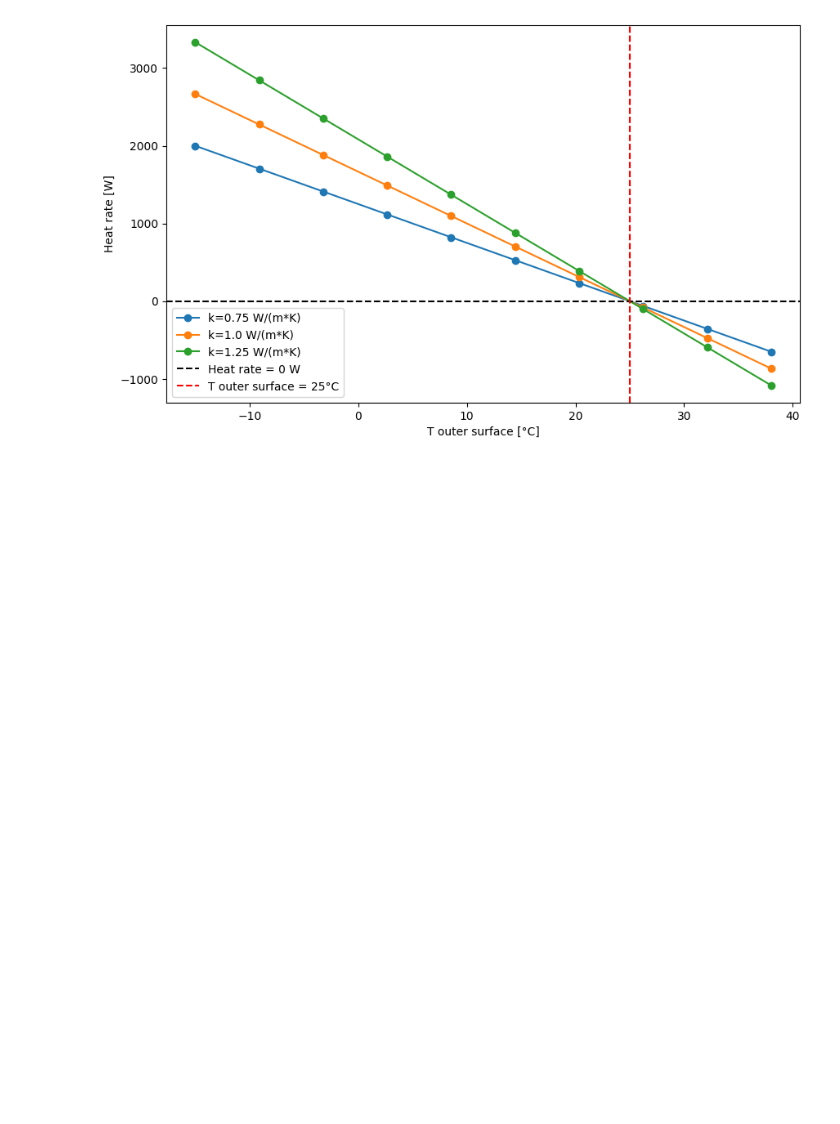
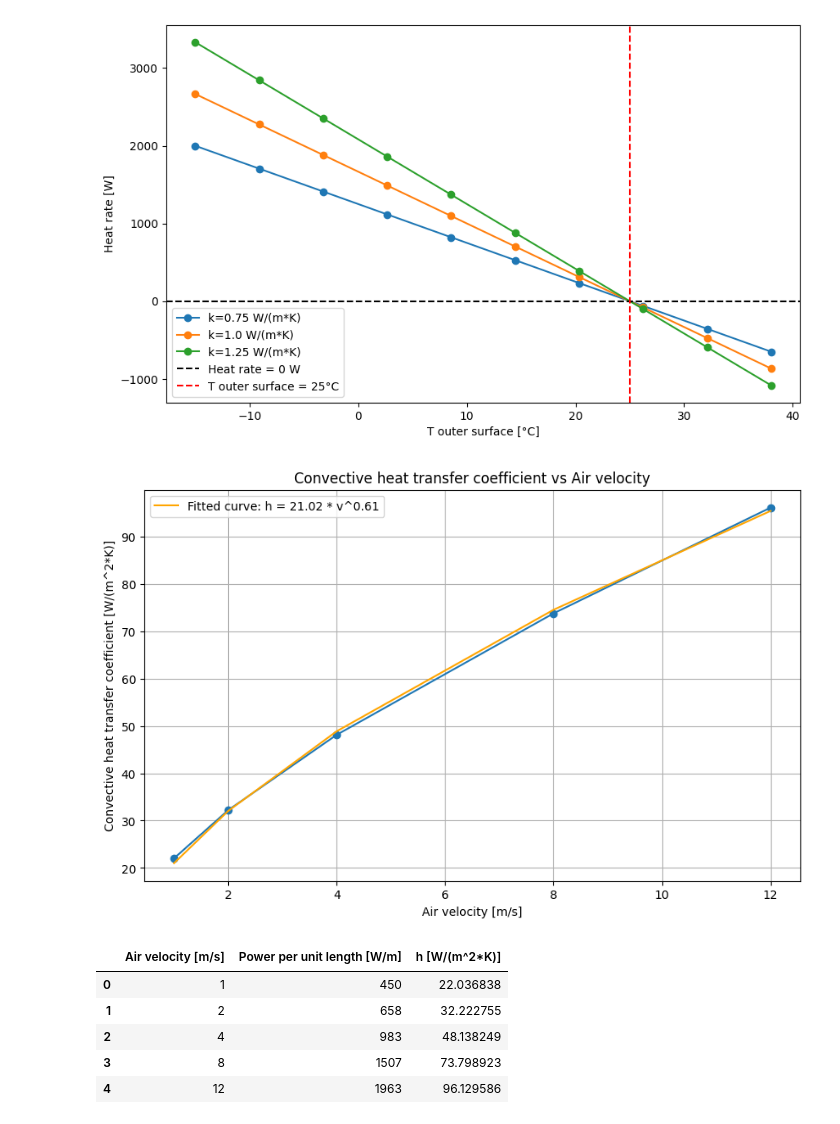
Before and after one commit to Luis-Condor/heat-transfer, a Jupyter notebook: ch_1.ipynb, the cells around one changed output. Cells and saved outputs as stored; diff of their text form; code cells hidden in the pictures; blank space fills up the shorter version.

```diff
--- a/ch_1.ipynb
+++ b/ch_1.ipynb
@@ -386,2 +383,56 @@ plt.legend(loc='lower left');
 # %% [output]
 [figure]
+# %%
+# Problem 1.19
+# Rod with electrical heater to determine convection heat transfer coefficient
+Tinf    = 40            # °C
+d       = 0.025         # m (diameter of rod)
+a_rod_per_L = np.pi * d # m^2 (cross-sectional area of rod per unit length)
+T_s     = 300           # °C (surface temperature of rod) maintained by electrical heater
+
+air_vel     = np.array([1,2,4,8,12])                    # m/s (air velocity around the rod)
+Power_per_L = np.array([450,658,983,1507,1963])    # W/m (power per unit length of rod)
+
+df = pd.DataFrame({'Air velocity [m/s]': air_vel, 'Power per unit length [W/m]': Power_per_L})
+df['h [W/(m^2*K)]'] = Power_per_L / (a_rod_per_L * (T_s - Tinf))
+# Plot the results
+plt.figure(figsize=(10,6))
+plt.plot(df['Air velocity [m/s]'], df['h [W/(m^2*K)]'], marker='o')
+plt.xlabel('Air velocity [m/s]')
+plt.ylabel('Convective heat transfer coefficient [W/(m^2*K)]')
+plt.title('Convective heat transfer coefficient vs Air velocity')
+
+# Obtain the power correlation between air velocity and heat transfer coefficient
+from scipy.optimize import curve_fit
+def power_law(x, a, b):
+    '''
+    Power law function for curve fitting
+    Inputs:
+    x   independent variable (air velocity)
+    a   coefficient
+    b   exponent
+    Outputs:
+    y   dependent variable (heat transfer coefficient)
+    '''
+    return a * x**b
+
+# Fit the power law to the data
+params, _   = curve_fit(power_law, df['Air velocity [m/s]'], df['h [W/(m^2*K)]'])
+# Generate fitted values
+fitted_h    = power_law(df['Air velocity [m/s]'], *params)
+
+# Plot the fitted curve
+plt.plot(df['Air velocity [m/s]'], fitted_h, label=f'Fitted curve: h = {params[0]:.2f} * v^{params[1]:.2f}', color='orange')
+plt.legend()
+plt.grid(True)
+plt.show()
+df
+# Air convective heat transfer coefficient is proportional to air velocity to the power of 0.61
+# %% [output]
+[figure, added]
+|  | Air velocity [m/s] | Power per unit length [W/m] | h [W/(m^2*K)] |
+| 0 | 1 | 450 | 22.036838 |
+| 1 | 2 | 658 | 32.222755 |
+| 2 | 4 | 983 | 48.138249 |
+| 3 | 8 | 1507 | 73.798923 |
+| 4 | 12 | 1963 | 96.129586 |
```
Also changed, not shown: parts of 2 cells of this notebook.
